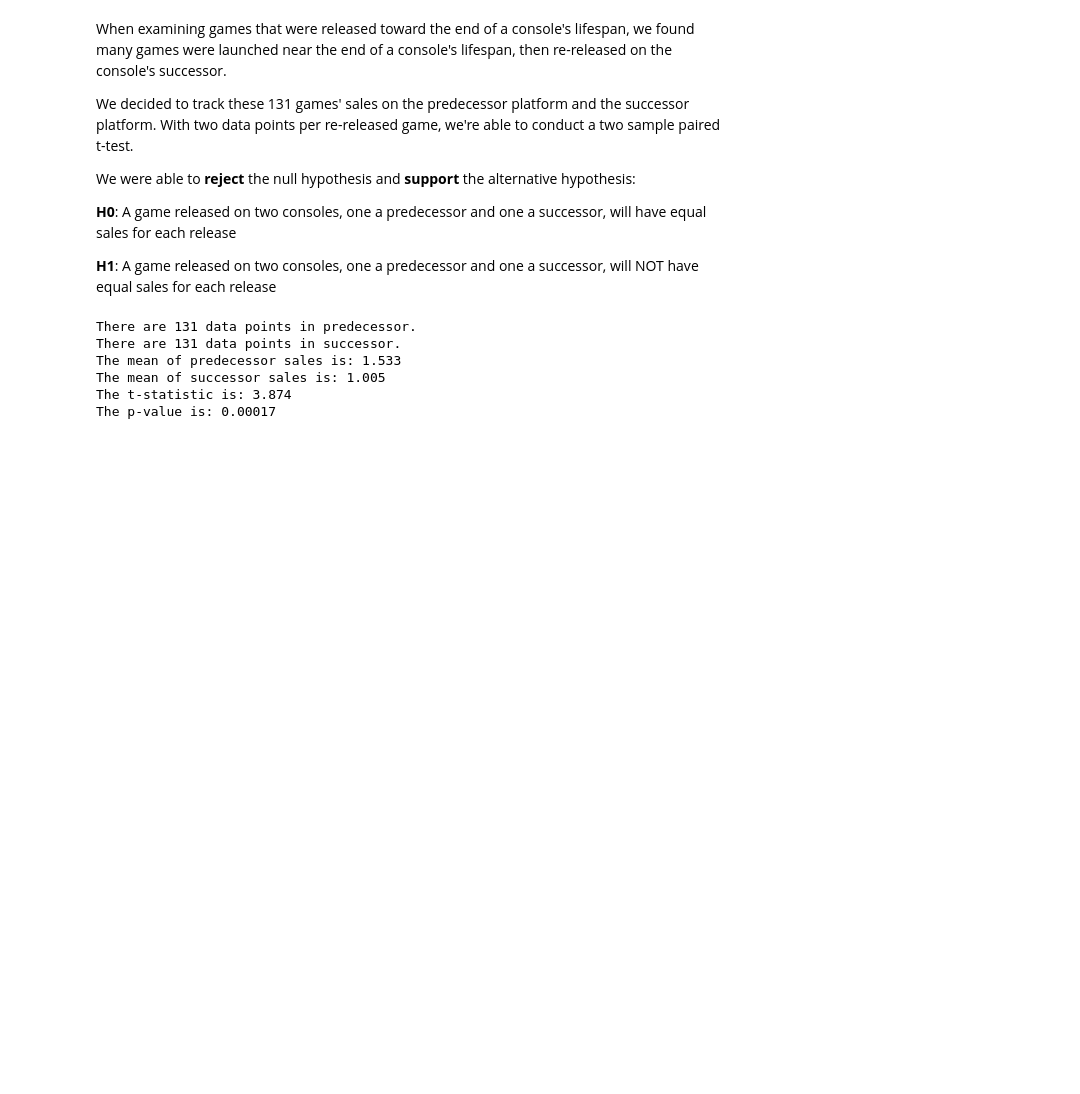
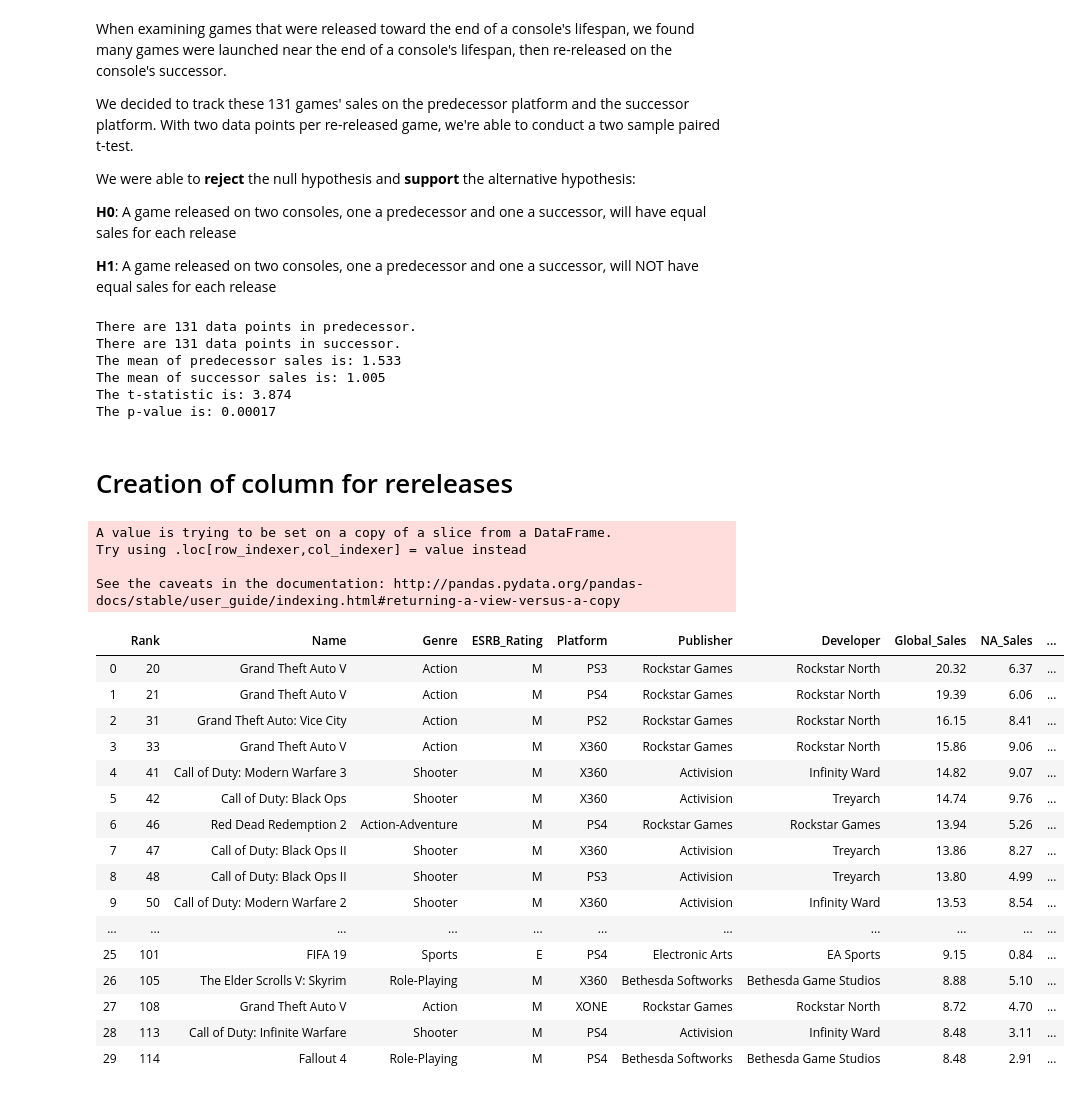
Before and after one commit to JohnTheTripper/game-sales-FIDS, a Jupyter notebook: data_exploration.ipynb, the cells around one changed output. Saved outputs shown, nothing was run; the diff lists cells and outputs as text; code cells hidden in the pictures; blank space fills up the shorter version.

Commit message:
added function for demarking rereleased games

```diff
--- a/data_exploration.ipynb
+++ b/data_exploration.ipynb
@@ -363,3 +363,5 @@ The mean of predecessor sales is: 1.533
 The mean of successor sales is: 1.005
 The t-statistic is: 3.874
 The p-value is: 0.00017
+# %% [markdown]
+# Creation of column for rereleases
@@ -365,0 +371,43 @@ The p-value is: 0.00017
+# %%
+# function to find games that are rereleases, returning 1 if it's a predecessor, 2 if it's a successor, and 0 if it's neither (a game that wasn't rereleased)
+def find_rereleases(game, platform, dataframe):
+    predecessor = consoles[platform]['Predecessor']
+    successor = consoles[platform]['Successor']
+    if successor !='current':
+        try:
+            predecessor = (dataframe[(dataframe.Name == game) & (dataframe.Platform == predecessor)]).iloc[0]['Global_Sales']
+            return 2
+        except IndexError:
+            try:
+                successor = (dataframe[(dataframe.Name == game) & (dataframe.Platform == successor)]).iloc[0]['Global_Sales']
+                return 1
+            except IndexError:
+                return 0
+# %%
+# create new column for rerelease
+small_sales_df['rerelease'] = small_sales_df.apply(lambda x: find_rereleases(x['Name'], x['Platform'], small_sales_df), axis=1)
+# %% [output]
+A value is trying to be set on a copy of a slice from a DataFrame.
+Try using .loc[row_indexer,col_indexer] = value instead
+
+See the caveats in the documentation: http://pandas.pydata.org/pandas-docs/stable/user_guide/indexing.html#returning-a-view-versus-a-copy
+# %%
+small_sales_df
+# %% [output]
+|  | Rank | Name | Genre | ESRB_Rating | Platform | Publisher | Developer | Global_Sales | NA_Sales | ... |
+| 0 | 20 | Grand Theft Auto V | Action | M | PS3 | Rockstar Games | Rockstar North | 20.32 | 6.37 | ... |
+| 1 | 21 | Grand Theft Auto V | Action | M | PS4 | Rockstar Games | Rockstar North | 19.39 | 6.06 | ... |
+| 2 | 31 | Grand Theft Auto: Vice City | Action | M | PS2 | Rockstar Games | Rockstar North | 16.15 | 8.41 | ... |
+| 3 | 33 | Grand Theft Auto V | Action | M | X360 | Rockstar Games | Rockstar North | 15.86 | 9.06 | ... |
+| 4 | 41 | Call of Duty: Modern Warfare 3 | Shooter | M | X360 | Activision | Infinity Ward | 14.82 | 9.07 | ... |
+| 5 | 42 | Call of Duty: Black Ops | Shooter | M | X360 | Activision | Treyarch | 14.74 | 9.76 | ... |
+| 6 | 46 | Red Dead Redemption 2 | Action-Adventure | M | PS4 | Rockstar Games | Rockstar Games | 13.94 | 5.26 | ... |
+| 7 | 47 | Call of Duty: Black Ops II | Shooter | M | X360 | Activision | Treyarch | 13.86 | 8.27 | ... |
+| 8 | 48 | Call of Duty: Black Ops II | Shooter | M | PS3 | Activision | Treyarch | 13.80 | 4.99 | ... |
+| 9 | 50 | Call of Duty: Modern Warfare 2 | Shooter | M | X360 | Activision | Infinity Ward | 13.53 | 8.54 | ... |
+| ... | ... | ... | ... | ... | ... | ... | ... | ... | ... | ... |
+| 25 | 101 | FIFA 19 | Sports | E | PS4 | Electronic Arts | EA Sports | 9.15 | 0.84 | ... |
+| 26 | 105 | The Elder Scrolls V: Skyrim | Role-Playing | M | X360 | Bethesda Softworks | Bethesda Game Studios | 8.88 | 5.10 | ... |
+| 27 | 108 | Grand Theft Auto V | Action | M | XONE | Rockstar Games | Rockstar North | 8.72 | 4.70 | ... |
+| 28 | 113 | Call of Duty: Infinite Warfare | Shooter | M | PS4 | Activision | Infinity Ward | 8.48 | 3.11 | ... |
+| 29 | 114 | Fallout 4 | Role-Playing | M | PS4 | Bethesda Softworks | Bethesda Game Studios | 8.48 | 2.91 | ... |
```
Also changed, not shown: parts of 4 cells of this notebook.
